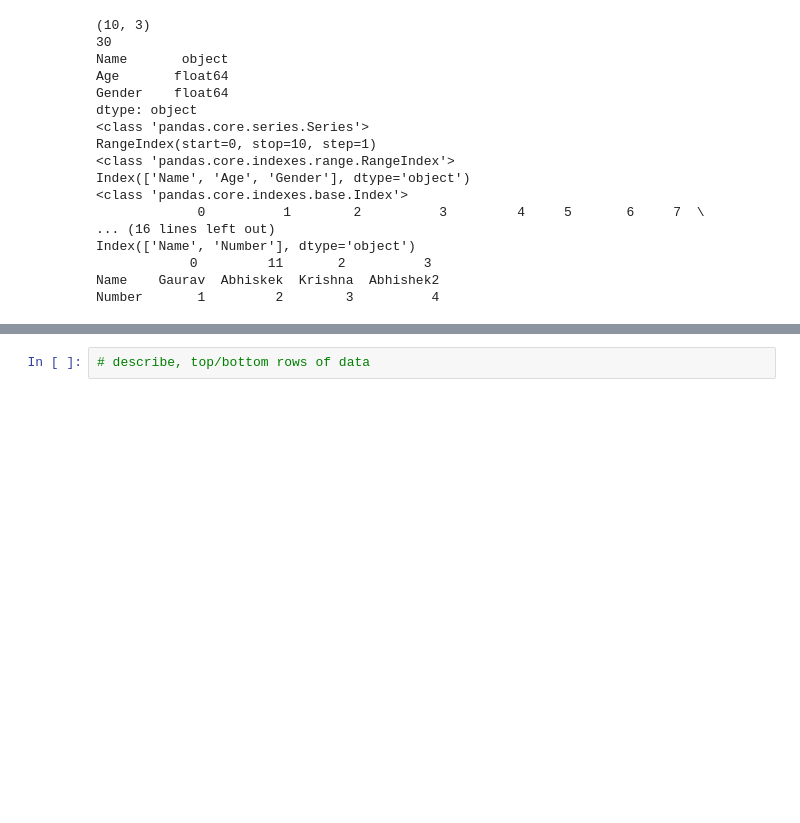
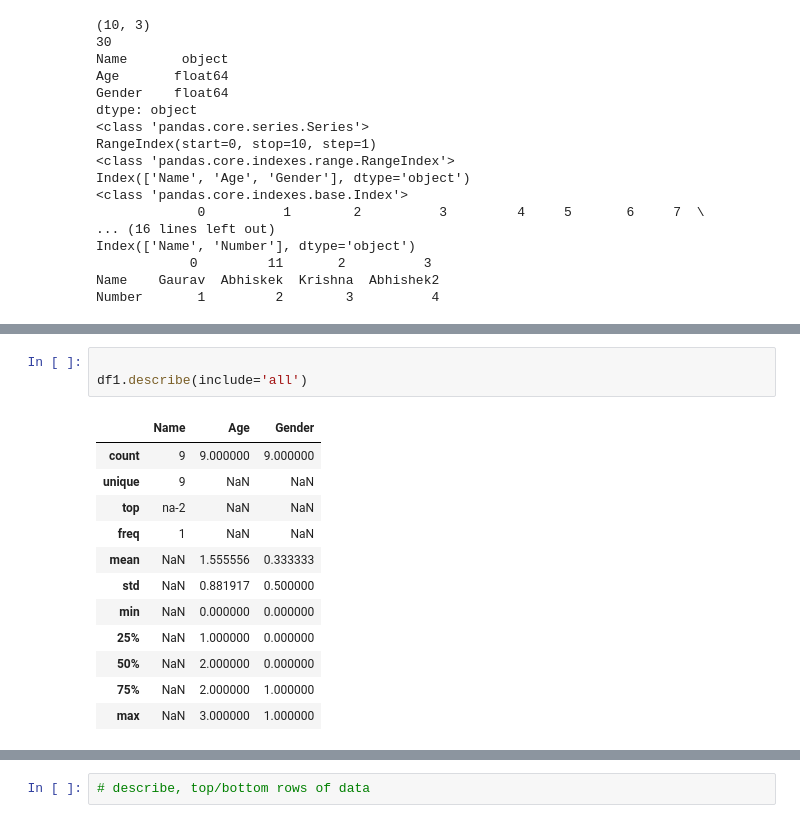
Before and after one commit to leangaurav/dsc_weekday_2020_08_13, a Jupyter notebook: Assignments/Sethuvardhan/Pandas1.ipynb, the cells around one changed output, grey strips where cells are left out. Cells and saved outputs as stored; diff of their text form; blank space fills up the shorter version.

```diff
--- a/Assignments/Sethuvardhan/Pandas1.ipynb
+++ b/Assignments/Sethuvardhan/Pandas1.ipynb
@@ -279,3 +328,19 @@ Number       1         2        3          4
+# %%
+
+df1.describe(include='all')
+# %% [output]
+|  | Name | Age | Gender |
+| count | 9 | 9.000000 | 9.000000 |
+| unique | 9 | NaN | NaN |
+| top | na-2 | NaN | NaN |
+| freq | 1 | NaN | NaN |
+| mean | NaN | 1.555556 | 0.333333 |
+| std | NaN | 0.881917 | 0.500000 |
+| min | NaN | 0.000000 | 0.000000 |
+| 25% | NaN | 1.000000 | 0.000000 |
+| 50% | NaN | 2.000000 | 0.000000 |
+| 75% | NaN | 2.000000 | 1.000000 |
+| max | NaN | 3.000000 | 1.000000 |
 # %%
 # Rename index and columns on df2.
 # Inplace vs normal operation
```
Also changed, not shown: parts of 28 cells of this notebook, 9 other files.
